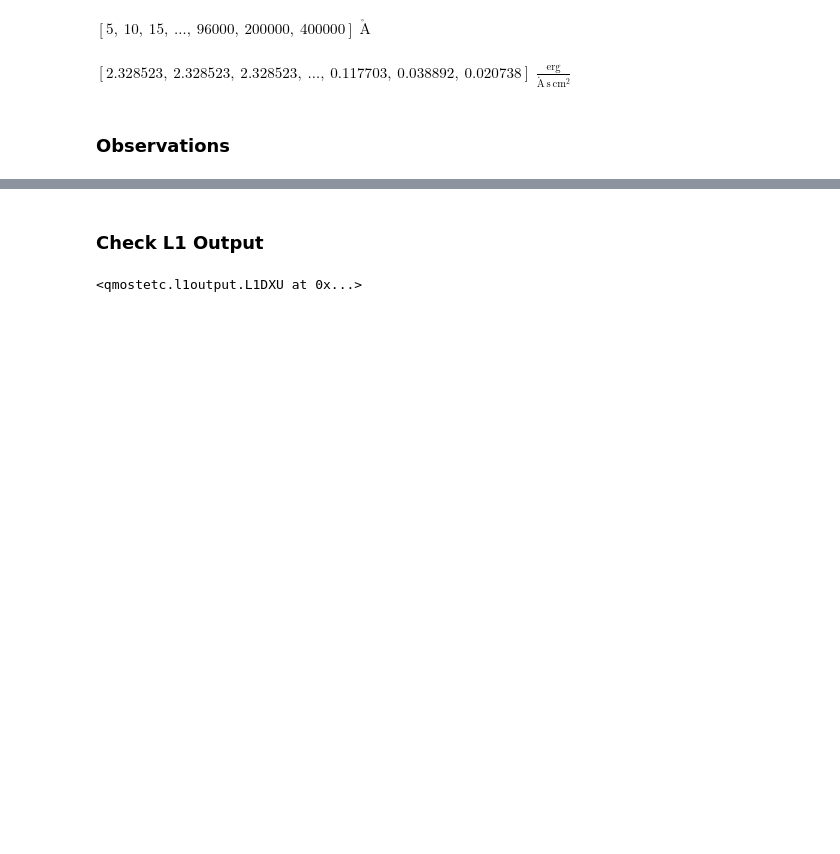
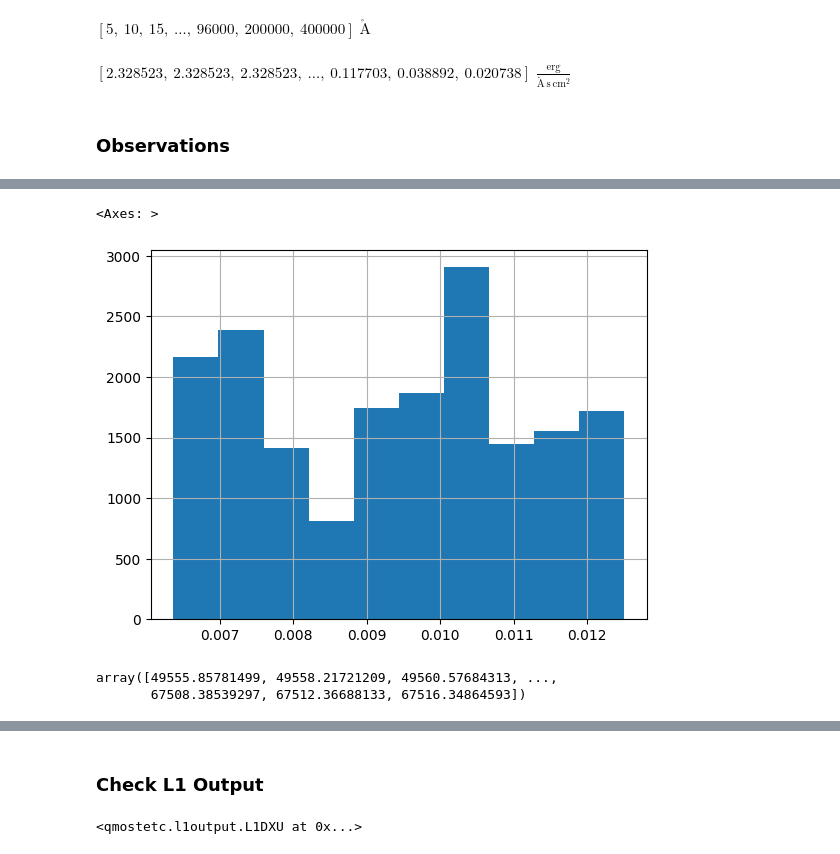
Before and after one commit to NicoGalvarino/simpaqs, a Jupyter notebook: test_ETC.ipynb, the cells around one changed output, grey strips where cells are left out. Drawn from its saved outputs; the diff is of its cells as text; code cells hidden in the pictures; blank space fills up the shorter version.

```diff
--- a/test_ETC.ipynb
+++ b/test_ETC.ipynb
@@ -7,6 +7,8 @@ import astropy.units as u
 import h5py
 
 import matplotlib.pyplot as plt
+import seaborn as sns
+sns.set_theme()
 
 from qmostetc import SEDTemplate, QMostObservatory, Ruleset, Rule, Spectrum, Target, RulesRepository, QMostETC, L1DXU
 from qmostetc.units import VEGAmag
@@ -100 +125,16 @@ tbl_pd
 18018 rows × 10 columns
+# %%
+tbl_pd['binwidth'].hist()
+# %% [output]
+<Axes: >
+[figure, added]
+# %%
+R_etc = np.zeros(tbl_pd.shape[0])
+
+for i in range(len(R_etc)):
+    R_etc[i] = tbl_pd.iloc[[i]]['wavelength'].values[0] / tbl_pd.iloc[[i]]['binwidth'].values[0]
+
+R_etc
+# %% [output]
+array([49555.85781499, 49558.21721209, 49560.57684313, ...,
+       67508.38539297, 67512.36688133, 67516.34864593])
```
Also changed, not shown: parts of 17 cells of this notebook, 2 other files.
